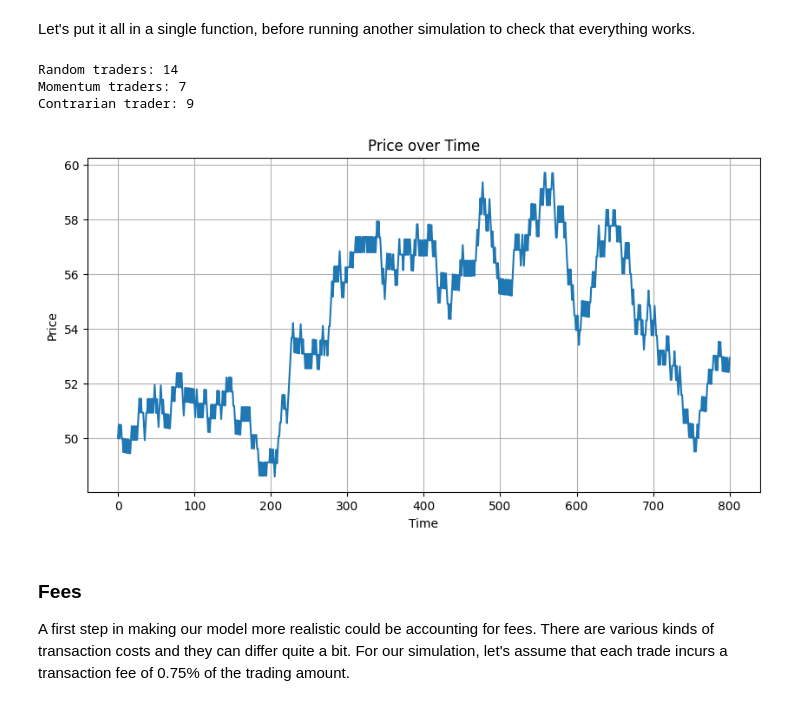
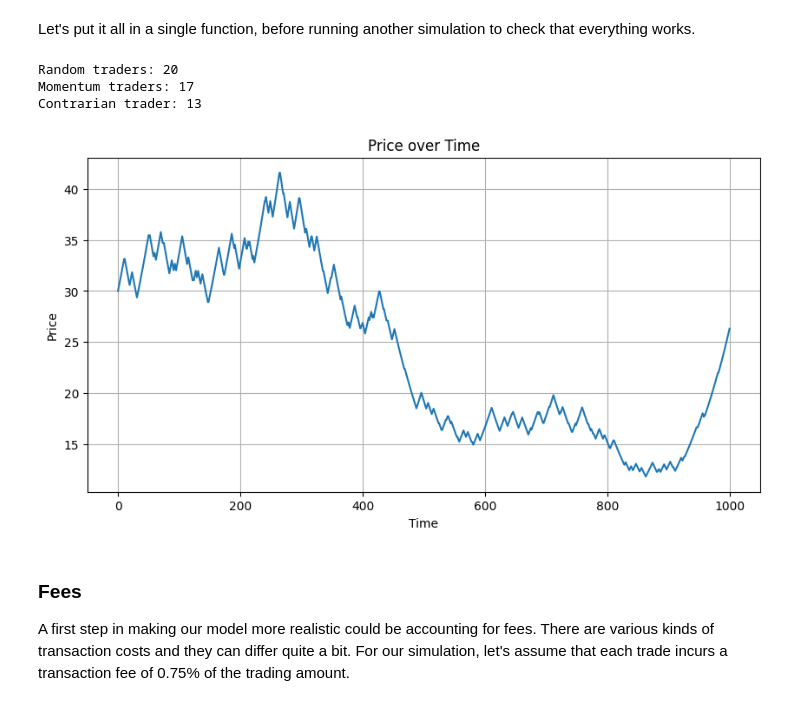
Before and after one commit to wiaanjvr/market_simulation, a Jupyter notebook: market_sim_1.0.ipynb, the cells around one changed output. Drawn from its saved outputs; the diff is of its cells as text; code cells hidden in the pictures.

```diff
--- a/market_sim_1.0.ipynb
+++ b/market_sim_1.0.ipynb
@@ -110,18 +118,17 @@ In the code below, you'll notice the use of the __random.shuffle__ method on our
 _*For now we use a static 1% change in price, but we will implement proportional price adjustments later on._
 # %%
 # Set initial price of instrument
-
 price = 30
-price_history = [price]
+price_history = [30]
 
 # Simulate for a specific number of time steps
-
 def run_sim(traders, price, price_history, time_steps):
     for _ in range(time_steps):
         buy_orders = [] # stores traders deciding to buy
         sell_orders = [] # stores traders deciding to sell
 
         for trader in traders:
+            #print(price, price_history[-1])
             decision = trader.decide(price, price_history)
             # check decision and whether trader has enough cash to buy, or enough shares to sell
             if (decision == 'buy') and (trader.cash >= price):
@@ -162,6 +169,8 @@ def run_sim(traders, price, price_history, time_steps):
     # return price history to plot
     return price_history
 
+random.seed(100)
+
 # run the simulation and get price history
 ph = run_sim(traders, price, price_history, 1000)
 # %% [markdown]
@@ -198,5 +204,0 @@ Below is another simulation with the following parameters: 100 traders, initial
-# %%
-traders = create_traders(100)
-print_trader_counts(traders)
-ph = run_sim(traders, 100, [100], 1000)
-plot_price(ph)
@@ -256,12 +253,7 @@ Now, we can re-write our __run_sim__ function as:
 # %%
 def run_sim(traders, price, price_history, time_steps):
     for _ in range(time_steps):
-        # necessary if statement to differ between first time interval (which has no previous price) and all others
-        if (len(price_history) == 1):
-            buy_orders, sell_orders = initiate_orders(traders, price, price_history)
-        else:
-            buy_orders, sell_orders = initiate_orders(traders, price, price_history[:-1])
-
+        buy_orders, sell_orders = initiate_orders(traders, price, price_history)
         num_matched = min(len(buy_orders), len(sell_orders))
         buy_orders, sell_orders = execute_trades(num_matched, buy_orders, sell_orders)
         price, price_history = adjust_price(buy_orders, sell_orders, num_matched, price, price_history)
@@ -270,18 +262,20 @@ def run_sim(traders, price, price_history, time_steps):
 # %% [markdown]
 Let's put it all in a single function, before running another simulation to check that everything works.
 # %%
+random.seed(100)
+
 def simulate_market(num_traders, initial_price, time_steps):
     traders = create_traders(num_traders)
     print_trader_counts(traders)
     ph = run_sim(traders, initial_price, [initial_price], time_steps)
     plot_price(ph)
 
-simulate_market(30, 50, 800)
+simulate_market(50, 30, 1000)
 # %% [output]
-Random traders: 14
-Momentum traders: 7
-Contrarian trader: 9
+Random traders: 20
+Momentum traders: 17
+Contrarian trader: 13
-[figure, old version]
+[figure, new version]
 # %% [markdown]
 ### __Fees__
 
```
Also changed, not shown: parts of 21 cells of this notebook.
